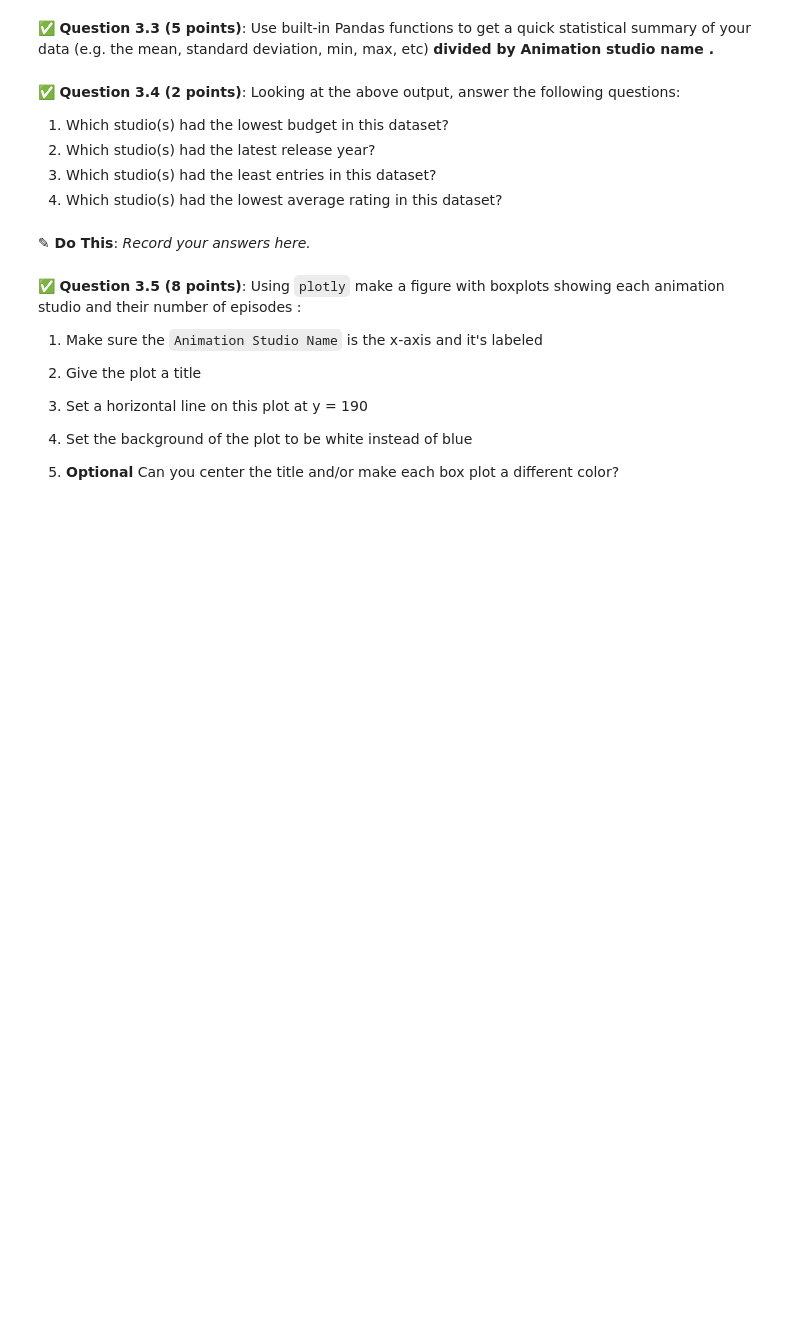
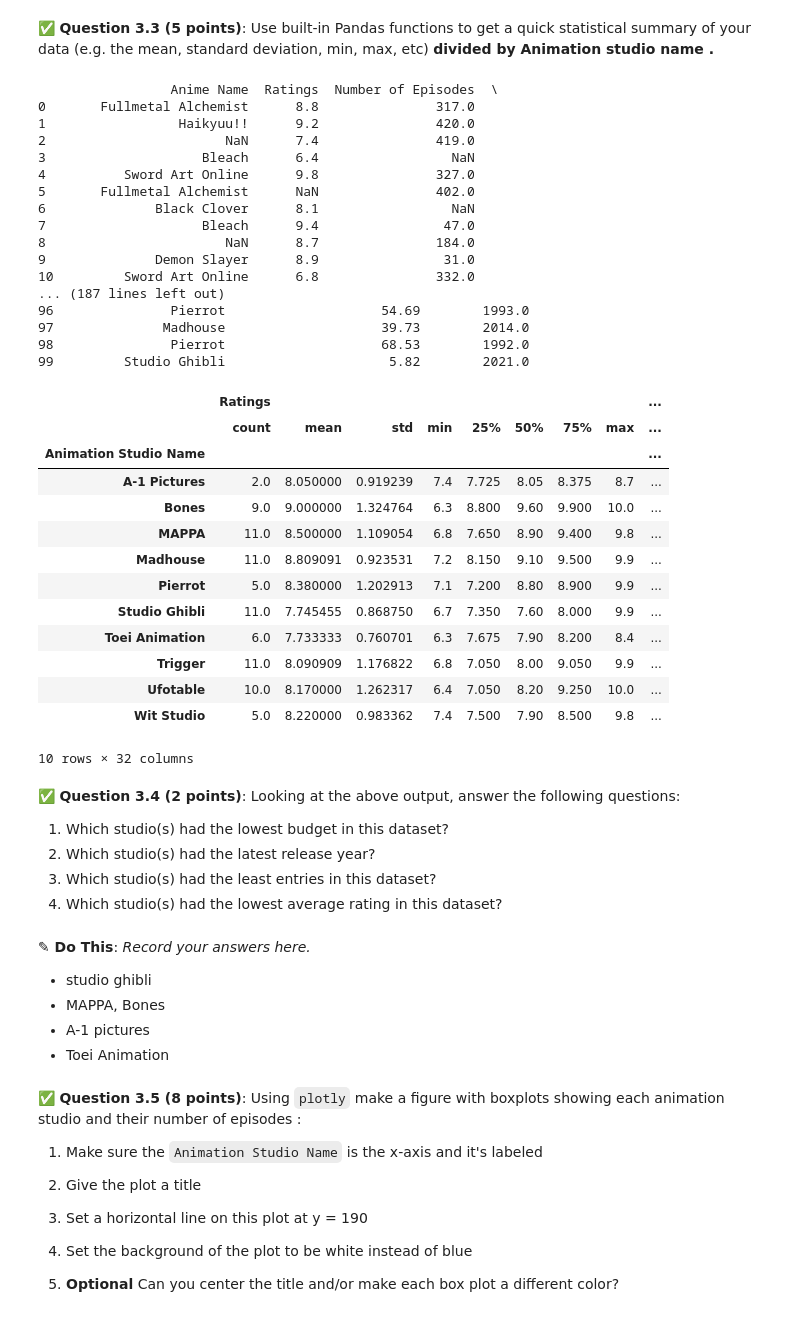
Before and after one commit to singhs77/CMSE202-f25-turnin, a Jupyter notebook: exams/midterm/CMSE202-Midterm-Section002-STUDENT.ipynb, the cells around one changed output. Drawn from its saved outputs; the diff is of its cells as text; code cells hidden in the pictures; blank space fills up the shorter version.

```diff
--- a/exams/midterm/CMSE202-Midterm-Section002-STUDENT.ipynb
+++ b/exams/midterm/CMSE202-Midterm-Section002-STUDENT.ipynb
@@ -274,9 +320,46 @@ This dataset contains more information that we care about at the moment.
 # %%
 # Put your code here
 
 #note this code may make dispalying your whole dataframe easier. uncomment to use
-#with pd.option_context('display.max_rows', None, 'display.max_columns', None):
-    #print(df)
+summary = df.groupby("Animation Studio Name").describe()
+with pd.option_context('display.max_rows', None, 'display.max_columns', None):
+    print(df)
+
+
+
+summary
+# %% [output]
+                 Anime Name  Ratings  Number of Episodes  \
+0       Fullmetal Alchemist      8.8               317.0
+1                 Haikyuu!!      9.2               420.0
+2                       NaN      7.4               419.0
+3                    Bleach      6.4                 NaN
+4          Sword Art Online      9.8               327.0
+5       Fullmetal Alchemist      NaN               402.0
+6              Black Clover      8.1                 NaN
+7                    Bleach      9.4                47.0
+8                       NaN      8.7               184.0
+9              Demon Slayer      8.9                31.0
+10         Sword Art Online      6.8               332.0
+... (187 lines left out)
+96               Pierrot                    54.69        1993.0
+97              Madhouse                    39.73        2014.0
+98               Pierrot                    68.53        1992.0
+99         Studio Ghibli                     5.82        2021.0
+|  | Ratings |  |  |  |  |  |  |  | ... |
+|  | count | mean | std | min | 25% | 50% | 75% | max | ... |
+| Animation Studio Name |  |  |  |  |  |  |  |  | ... |
+| A-1 Pictures | 2.0 | 8.050000 | 0.919239 | 7.4 | 7.725 | 8.05 | 8.375 | 8.7 | ... |
+| Bones | 9.0 | 9.000000 | 1.324764 | 6.3 | 8.800 | 9.60 | 9.900 | 10.0 | ... |
+| MAPPA | 11.0 | 8.500000 | 1.109054 | 6.8 | 7.650 | 8.90 | 9.400 | 9.8 | ... |
+| Madhouse | 11.0 | 8.809091 | 0.923531 | 7.2 | 8.150 | 9.10 | 9.500 | 9.9 | ... |
+| Pierrot | 5.0 | 8.380000 | 1.202913 | 7.1 | 7.200 | 8.80 | 8.900 | 9.9 | ... |
+| Studio Ghibli | 11.0 | 7.745455 | 0.868750 | 6.7 | 7.350 | 7.60 | 8.000 | 9.9 | ... |
+| Toei Animation | 6.0 | 7.733333 | 0.760701 | 6.3 | 7.675 | 7.90 | 8.200 | 8.4 | ... |
+| Trigger | 11.0 | 8.090909 | 1.176822 | 6.8 | 7.050 | 8.00 | 9.050 | 9.9 | ... |
+| Ufotable | 10.0 | 8.170000 | 1.262317 | 6.4 | 7.050 | 8.20 | 9.250 | 10.0 | ... |
+| Wit Studio | 5.0 | 8.220000 | 0.983362 | 7.4 | 7.500 | 7.90 | 8.500 | 9.8 | ... |
+10 rows × 32 columns
 # %% [markdown]
 &#9989; **Question 3.4 (2 points)**: Looking at the above output, answer the following questions:
 
@@ -286,6 +369,10 @@ This dataset contains more information that we care about at the moment.
 4. Which studio(s) had the lowest average rating in this dataset?
 # %% [markdown]
 **<font size=+3>&#9998;</font> Do This**: *Record your answers here.*
+- studio ghibli
+- MAPPA, Bones
+- A-1 pictures
+- Toei Animation
 # %% [markdown]
 &#9989; **Question 3.5 (8 points)**: Using `plotly` make a figure with boxplots showing each animation studio and their number of episodes :
 
```
Also changed, not shown: parts of 5 cells of this notebook, 1 other file.
